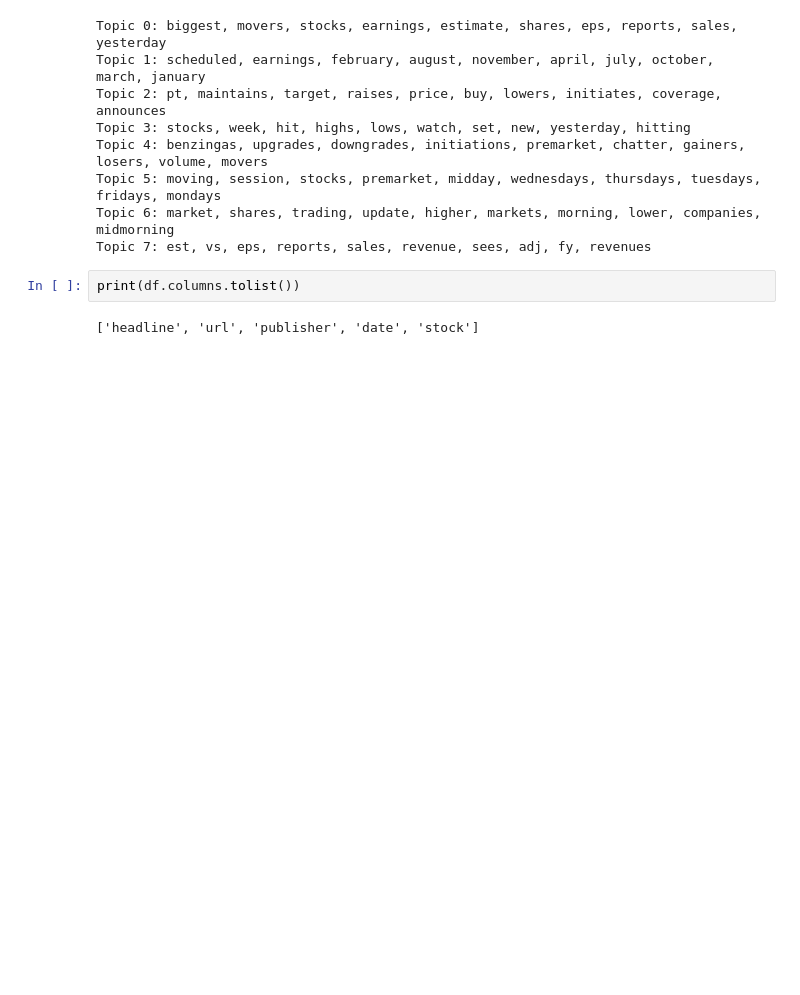
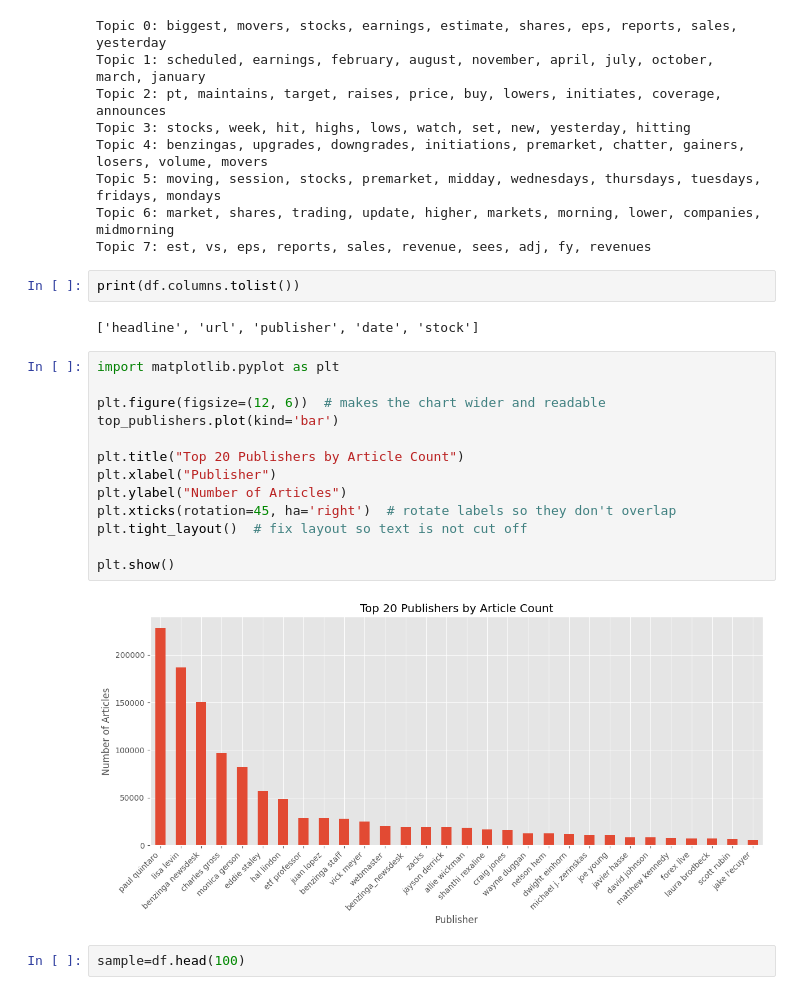
Before and after one commit to Feven777/Predicting_Price_Moves_with_News_Sentiment, a Jupyter notebook: notebooks/sentiment_analysis.ipynb, the cells around one changed output. Drawn from its saved outputs; the diff is of its cells as text; blank space fills up the shorter version.

```diff
--- a/notebooks/sentiment_analysis.ipynb
+++ b/notebooks/sentiment_analysis.ipynb
@@ -591,3 +591,20 @@ Topic 7: est, vs, eps, reports, sales, revenue, sees, adj, fy, revenues
 print(df.columns.tolist())
 # %% [output]
 ['headline', 'url', 'publisher', 'date', 'stock']
+# %%
+import matplotlib.pyplot as plt
+
+plt.figure(figsize=(12, 6))  # makes the chart wider and readable
+top_publishers.plot(kind='bar')
+
+plt.title("Top 20 Publishers by Article Count")
+plt.xlabel("Publisher")
+plt.ylabel("Number of Articles")
+plt.xticks(rotation=45, ha='right')  # rotate labels so they don't overlap
+plt.tight_layout()  # fix layout so text is not cut off
+
+plt.show()
+# %% [output]
+[figure, added]
+# %%
+sample=df.head(100)
```
Also changed, not shown: parts of 8 cells of this notebook.
